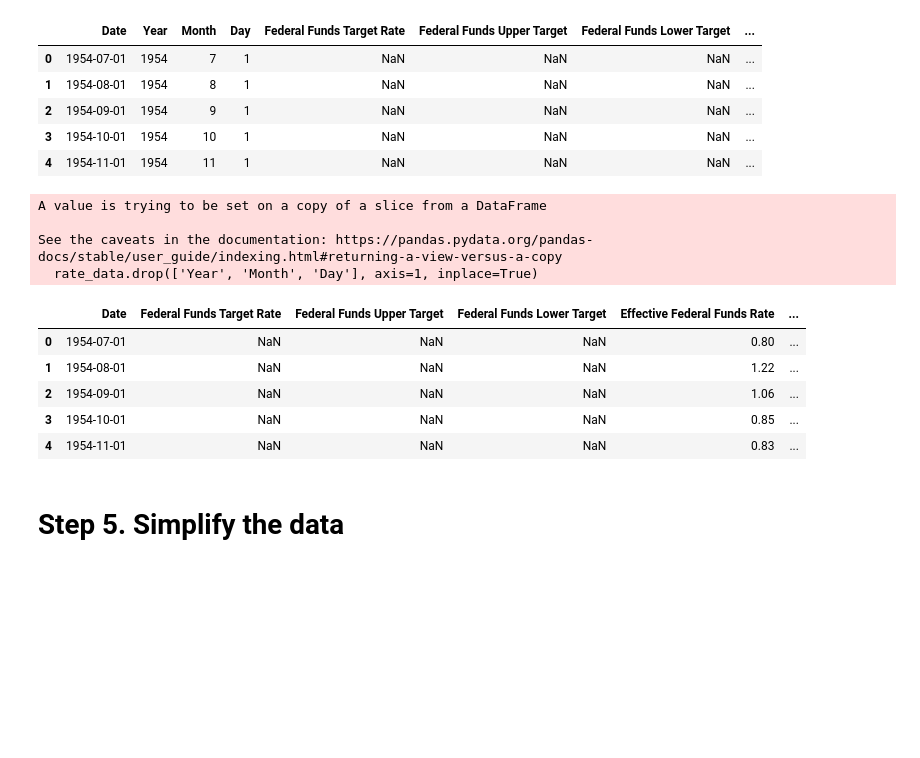
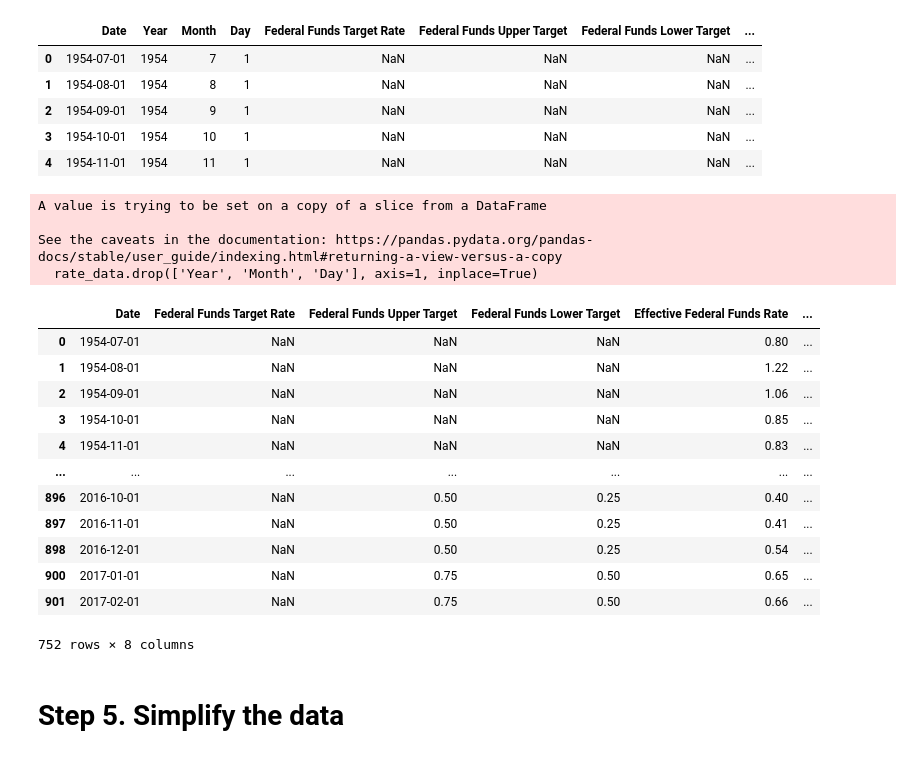
Before and after one commit to dwk601/Google-Capstone, a Jupyter notebook: main.ipynb, the cells around one changed output. Saved outputs shown, nothing was run; the diff lists cells and outputs as text; code cells hidden in the pictures; blank space fills up the shorter version.

```diff
--- a/main.ipynb
+++ b/main.ipynb
@@ -141,18 +142,25 @@ rate_data.head()
 # %%
 # drop unnecessary columns
 # drop Year, Month, Day columns
 rate_data.drop(['Year', 'Month', 'Day'], axis=1, inplace=True)
-rate_data.head()
+rate_data
 # %% [output]
 A value is trying to be set on a copy of a slice from a DataFrame
 
 See the caveats in the documentation: https://pandas.pydata.org/pandas-docs/stable/user_guide/indexing.html#returning-a-view-versus-a-copy
   rate_data.drop(['Year', 'Month', 'Day'], axis=1, inplace=True)
 |  | Date | Federal Funds Target Rate | Federal Funds Upper Target | Federal Funds Lower Target | Effective Federal Funds Rate | ... |
 | 0 | 1954-07-01 | NaN | NaN | NaN | 0.80 | ... |
 | 1 | 1954-08-01 | NaN | NaN | NaN | 1.22 | ... |
 | 2 | 1954-09-01 | NaN | NaN | NaN | 1.06 | ... |
 | 3 | 1954-10-01 | NaN | NaN | NaN | 0.85 | ... |
 | 4 | 1954-11-01 | NaN | NaN | NaN | 0.83 | ... |
+| ... | ... | ... | ... | ... | ... | ... |
+| 896 | 2016-10-01 | NaN | 0.50 | 0.25 | 0.40 | ... |
+| 897 | 2016-11-01 | NaN | 0.50 | 0.25 | 0.41 | ... |
+| 898 | 2016-12-01 | NaN | 0.50 | 0.25 | 0.54 | ... |
+| 900 | 2017-01-01 | NaN | 0.75 | 0.50 | 0.65 | ... |
+| 901 | 2017-02-01 | NaN | 0.75 | 0.50 | 0.66 | ... |
+752 rows × 8 columns
 # %% [markdown]
 <h1> Step 5. Simplify the data </h1>
```
Also changed, not shown: parts of 12 cells of this notebook.
